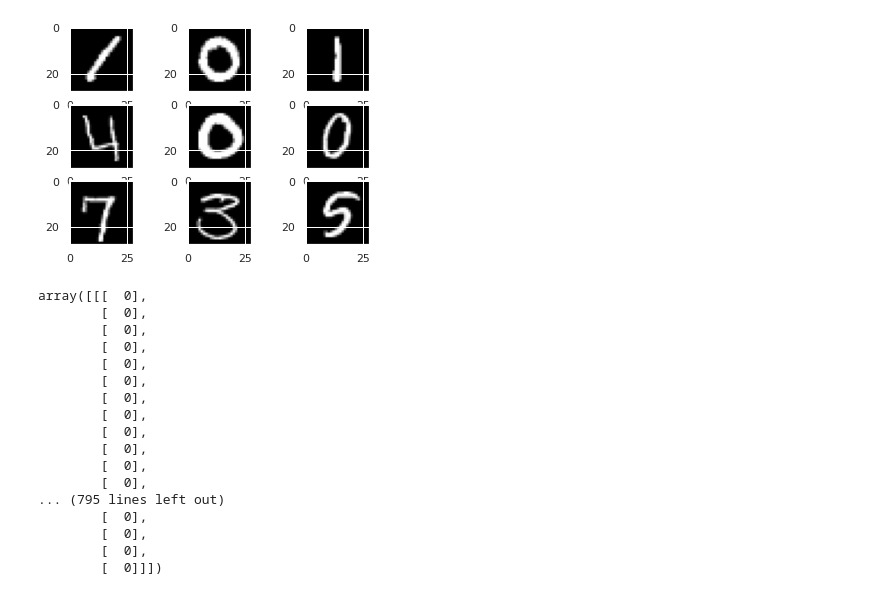
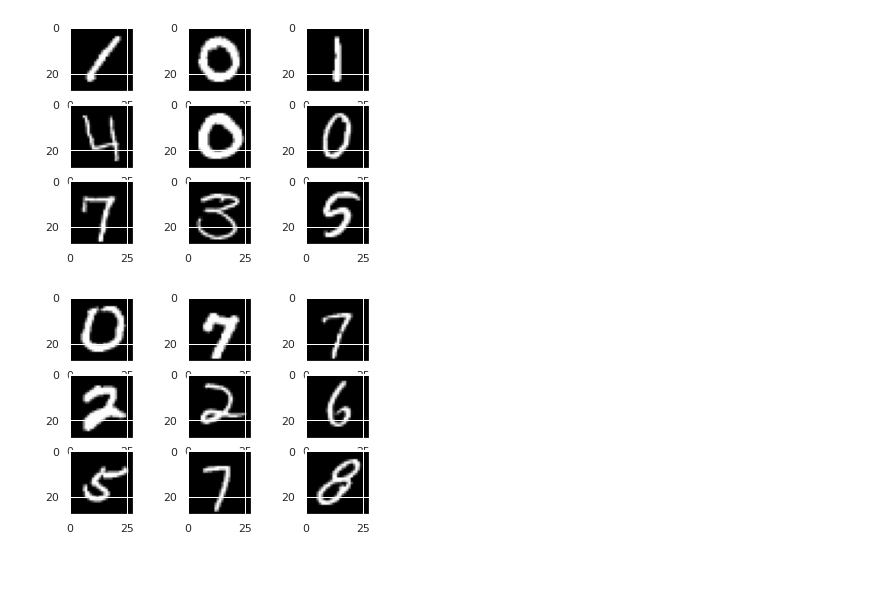
Before and after one commit to Push911/Google-Colab-Challenge, a Jupyter notebook: Mnist (numbers recognition).ipynb, the cells around one changed output. Saved outputs shown, nothing was run; the diff lists cells and outputs as text; code cells hidden in the pictures; blank space fills up the shorter version.

```diff
--- a/Mnist (numbers recognition).ipynb
+++ b/Mnist (numbers recognition).ipynb
@@ -139,2 +135,5 @@ Name: Label, dtype: int64
 # %%
 x_train = x_train.to_numpy().reshape(-1, 28, 28, 1)
+x_test = x_test.to_numpy().reshape(-1, 28, 28, 1)
+y_train = y_train.to_numpy()
+y_test = y_test.to_numpy()
@@ -146,23 +149,3 @@ for idx in range(9):
     ax.imshow(x_train[idx, :,:, 0], cmap="gray")
 # %% [output]
 [figure]
-# %%
-x_train[0]
-# %% [output]
-array([[[  0],
-        [  0],
-        [  0],
-        [  0],
-        [  0],
-        [  0],
-        [  0],
-        [  0],
-        [  0],
-        [  0],
-        [  0],
-        [  0],
-... (795 lines left out)
-        [  0],
-        [  0],
-        [  0],
-        [  0]]])
@@ -171,0 +152,8 @@ def createModel(model, title):
+# %%
+fig = plt.figure()
+
+for idx in range(9):
+    ax = fig.add_subplot(3, 3, idx+1)
+    ax.imshow(x_test[idx, :,:, 0], cmap="gray")
+# %% [output]
+[figure, added]
```
Also changed, not shown: parts of 11 cells of this notebook.
